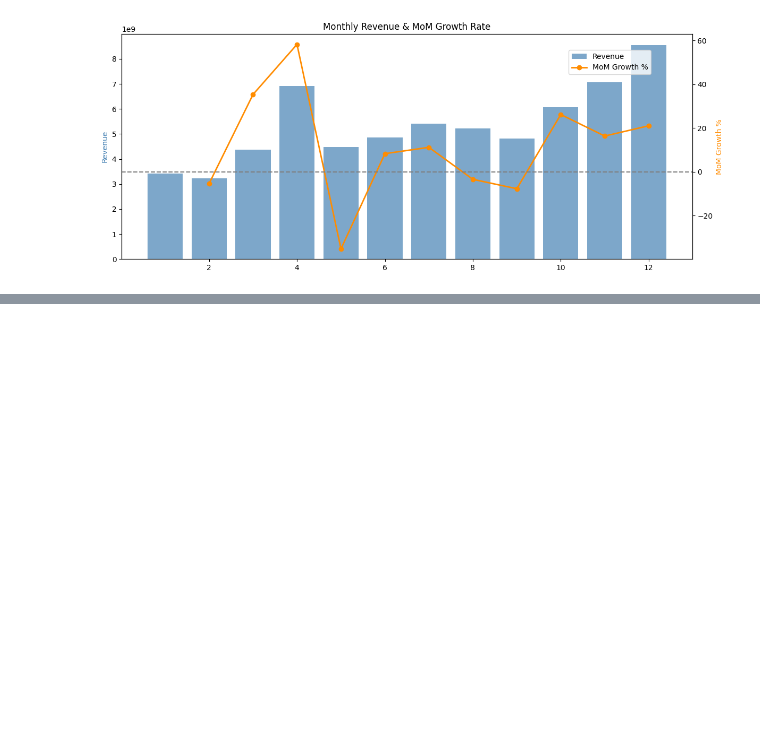
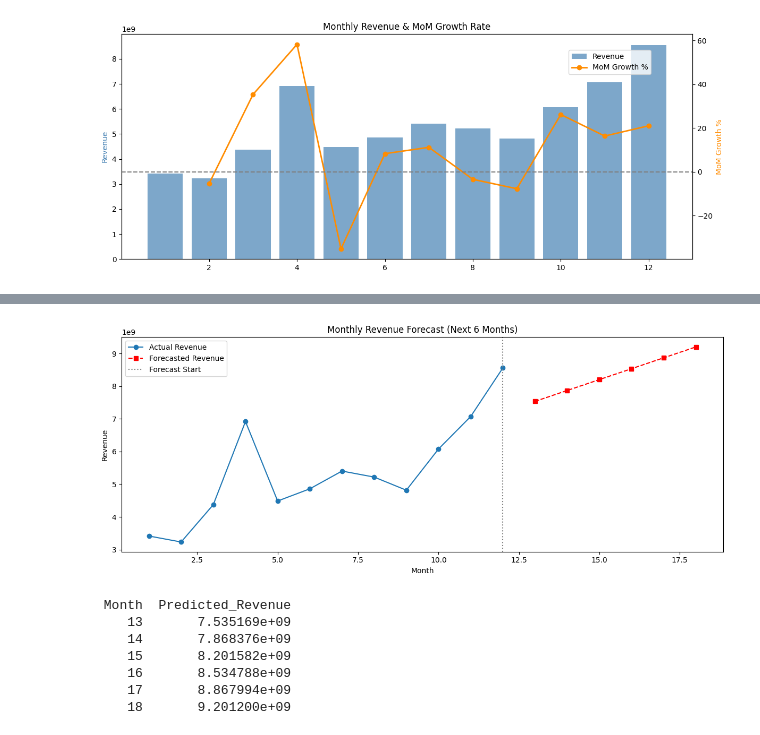
Before and after one commit to utkxrshrxj/Billing-and-Transaction-Analytics-System, a Jupyter notebook: btas.ipynb, the cells around one changed output, grey strips where cells are left out. Cells and saved outputs as stored; diff of their text form; code cells hidden in the pictures; blank space fills up the shorter version.

```diff
--- a/btas.ipynb
+++ b/btas.ipynb
@@ -1074,0 +1143,42 @@ plt.show()
+# %%
+# ======================================
+# Revenue Forecasting — Linear Regression
+# ======================================
+from sklearn.linear_model import LinearRegression
+
+monthly_rev = df.groupby('Month')['Revenue'].sum().reset_index()
+monthly_rev.columns = ['Month', 'Revenue']
+
+X = monthly_rev[['Month']]
+y = monthly_rev['Revenue']
+
+model = LinearRegression()
+model.fit(X, y)
+
+# Forecast next 6 months
+future_months = pd.DataFrame({'Month': range(monthly_rev['Month'].max()+1,
+                                              monthly_rev['Month'].max()+7)})
+future_months['Predicted_Revenue'] = model.predict(future_months)
+
+plt.figure(figsize=(12, 5))
+plt.plot(monthly_rev['Month'], monthly_rev['Revenue'], marker='o', label='Actual Revenue')
+plt.plot(future_months['Month'], future_months['Predicted_Revenue'],
+         marker='s', linestyle='--', color='red', label='Forecasted Revenue')
+plt.axvline(monthly_rev['Month'].max(), color='gray', linestyle=':', label='Forecast Start')
+plt.title('Monthly Revenue Forecast (Next 6 Months)')
+plt.xlabel('Month')
+plt.ylabel('Revenue')
+plt.legend()
+plt.tight_layout()
+plt.show()
+
+print(future_months.to_string(index=False))
+# %% [output]
+[figure, added]
+ Month  Predicted_Revenue
+    13       7.535169e+09
+    14       7.868376e+09
+    15       8.201582e+09
+    16       8.534788e+09
+    17       8.867994e+09
+    18       9.201200e+09
```
Also changed, not shown: parts of 5 cells of this notebook.
